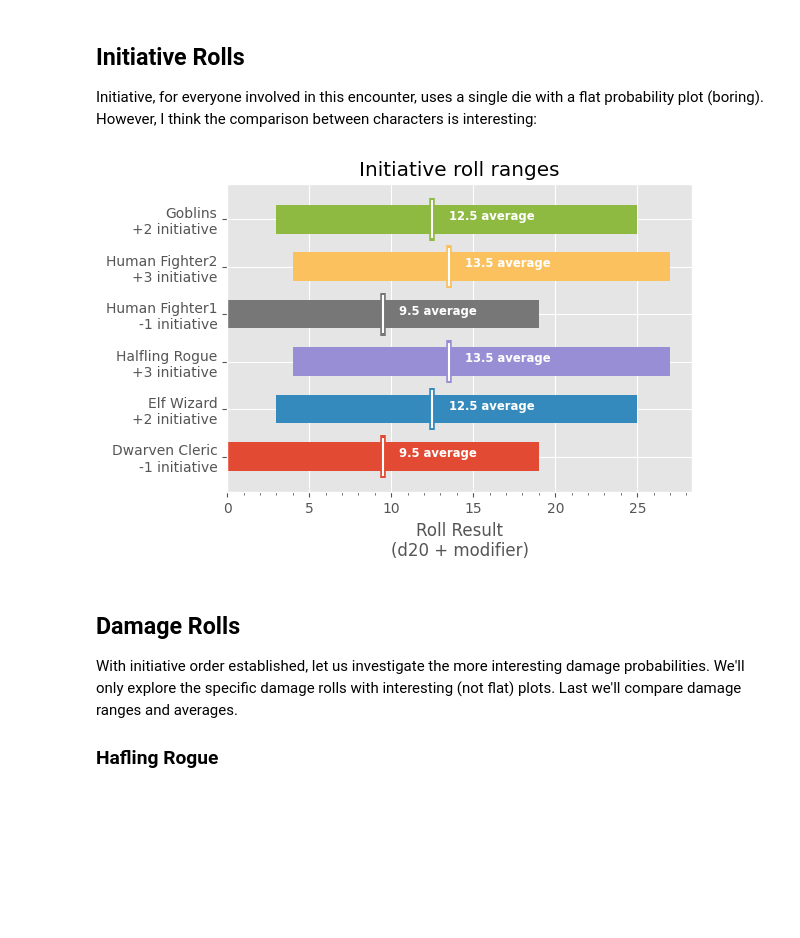
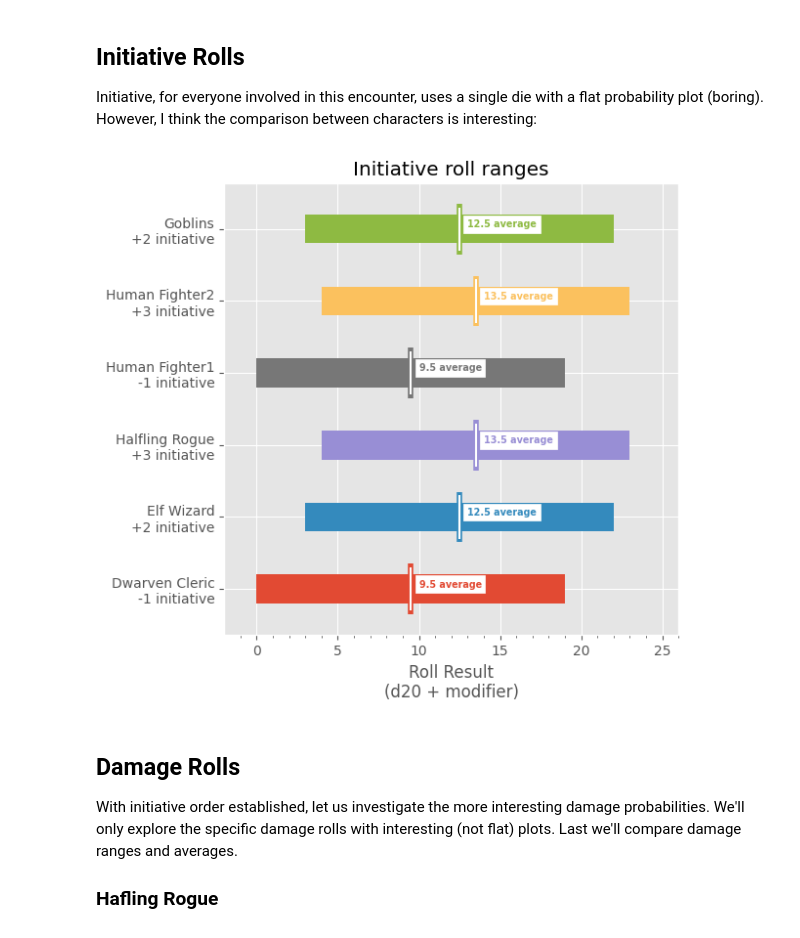
Before and after one commit to TimidRobot/dnd_probabilities, a Jupyter notebook: phandelver_probabilities.ipynb, the cells around one changed output. Saved outputs shown, nothing was run; the diff lists cells and outputs as text; code cells hidden in the pictures; blank space fills up the shorter version.

Commit message:
increase accuracy and clarity of horizontal bar plots

```diff
--- a/phandelver_probabilities.ipynb
+++ b/phandelver_probabilities.ipynb
@@ -306,41 +306,44 @@ initiative = [
 ]
 
 initiative_arrays = []
 for _, modifier in initiative:
     initiative_arrays.append(d20 + modifier)
 
 # Initialize plot
 fig, ax = plot.subplots()
-fig.set_size_inches(6, 4)
+fig.set_size_inches(6, 6)
 
 for i, array in enumerate(initiative_arrays):
     x = i + 1
-    ax.barh(x, array, height=0.6, left=array[0])
-    ax.vlines(array.mean(), x - 0.45, x + 0.45, color=f"C{i}", linewidth=4.0)
-    ax.vlines(array.mean(), x - 0.4, x + 0.4, color="white")
+    ax.barh(x, array[-1] - array[0], height=0.4, left=array[0])
+    ax.vlines(array.mean(), x - 0.35, x + 0.35, color=f"C{i}", linewidth=4.0)
+    ax.vlines(array.mean(), x - 0.3, x + 0.3, color="white")
     ax.annotate(
         f"{array.mean()} average",
-        (array.mean() + 1, x),
-        color="white",
-        fontsize="small",
+        (array.mean() + 0.5, x),
+        backgroundcolor="white",
+        color=f"C{i}",
+        fontsize="x-small",
         fontweight="bold",
         horizontalalignment="left",
+        verticalalignment="bottom",
     )
 
 # Configure Title
 ax.set_title("Initiative roll ranges")
 # Confgure X Axis
 ax.set_xlabel("Roll Result\n(d20 + modifier)")
 ax.xaxis.set_minor_locator(ticker.AutoMinorLocator())
+ax.set_xlim(-2, 26)
 # Configure Y Axis
 ax.yaxis.set_major_locator(
     ticker.FixedLocator(range(len(initiative_arrays) + 1))
 )
 ax.yaxis.set_major_formatter(
     ticker.FixedFormatter([""] + [item[0] for item in initiative])
 )
 # %% [output]
-[figure, old version]
+[figure, new version]
 # %% [markdown]
 ## Damage Rolls
 
```
Also changed, not shown: parts of 2 cells of this notebook.
